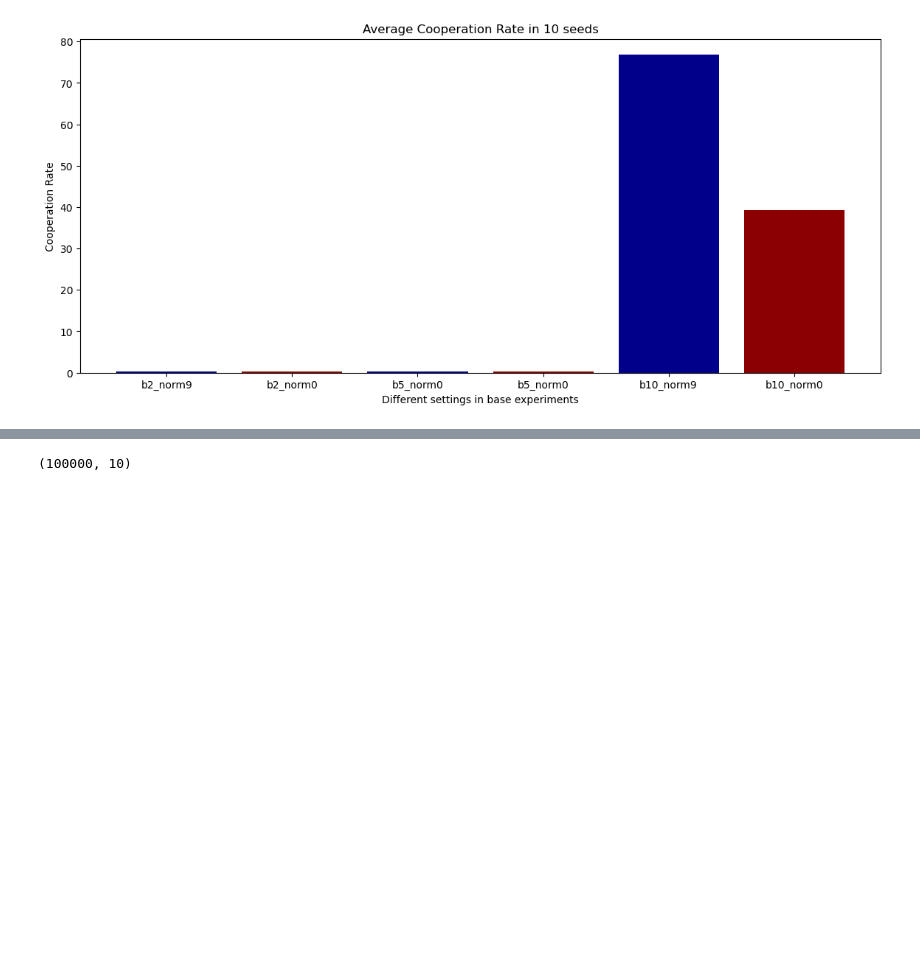
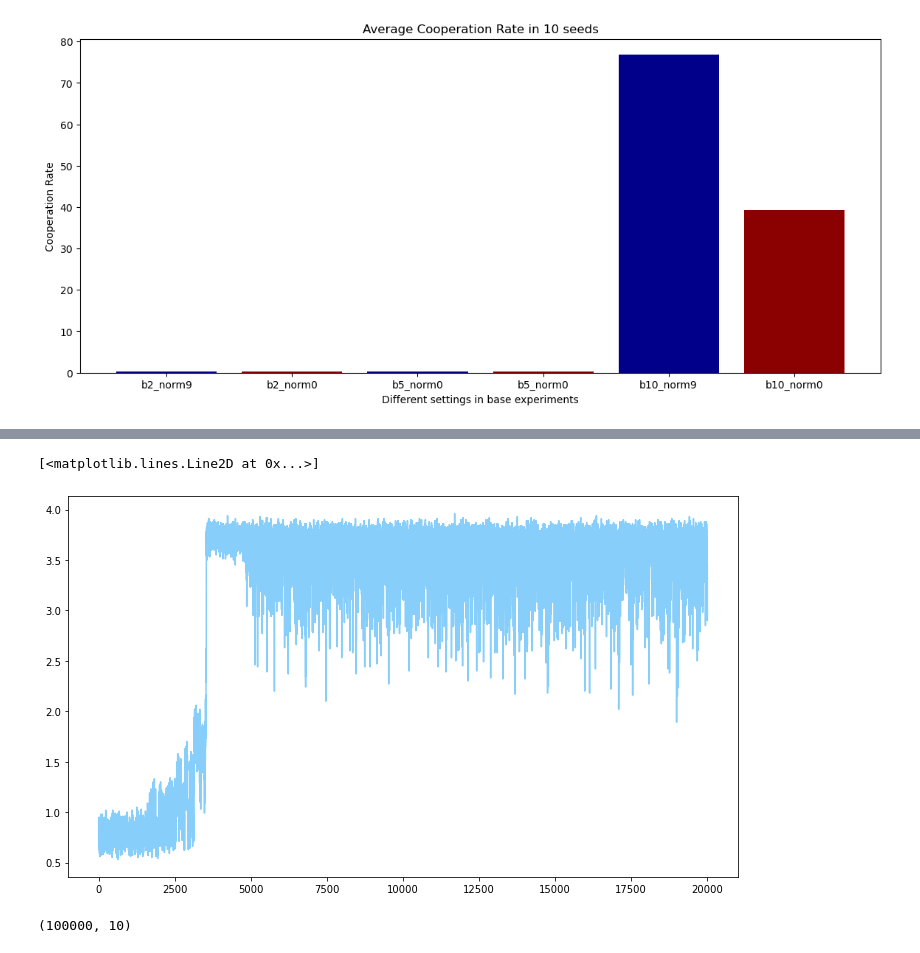
Before and after one commit to qiaodan-cuhk/ReputationDynamics, a Jupyter notebook: plot.ipynb, the cells around one changed output, grey strips where cells are left out. Saved outputs shown, nothing was run; the diff lists cells and outputs as text; code cells hidden in the pictures; blank space fills up the shorter version.

```diff
--- a/plot.ipynb
+++ b/plot.ipynb
@@ -59,3 +64,12 @@ len(x_list)
+# %%
+plt.figure(figsize=(12, 7))
+plt.plot(x_list, s3n9_arr[1, :], color = 'lightskyblue')
+#     plt.plot(x_list, smooth_s2n9[i, :], color = 'palegreen')
+#     plt.plot(x_list, smooth_s1n9[i, :], color = 'lightcoral')
+#     plt.plot(x_list, smooth_s0n9[i, :], color = 'violet')
+# %% [output]
+[<matplotlib.lines.Line2D at 0x...>]
+[figure, added]
 # %%
 smooth_s3n9 = np.zeros((10, 20000))
 smooth_s2n9 = np.zeros((10, 20000))
```
Also changed, not shown: parts of 4 cells of this notebook, 12 other files.
